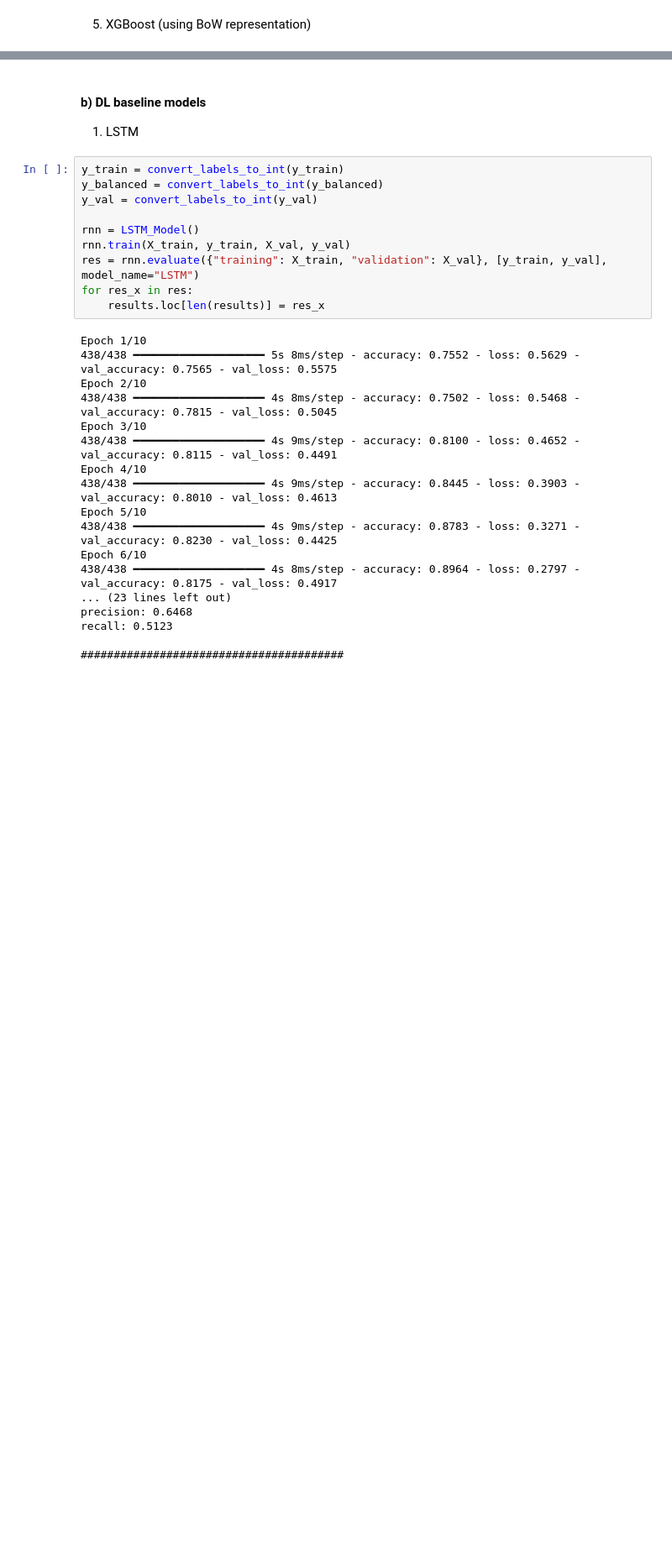
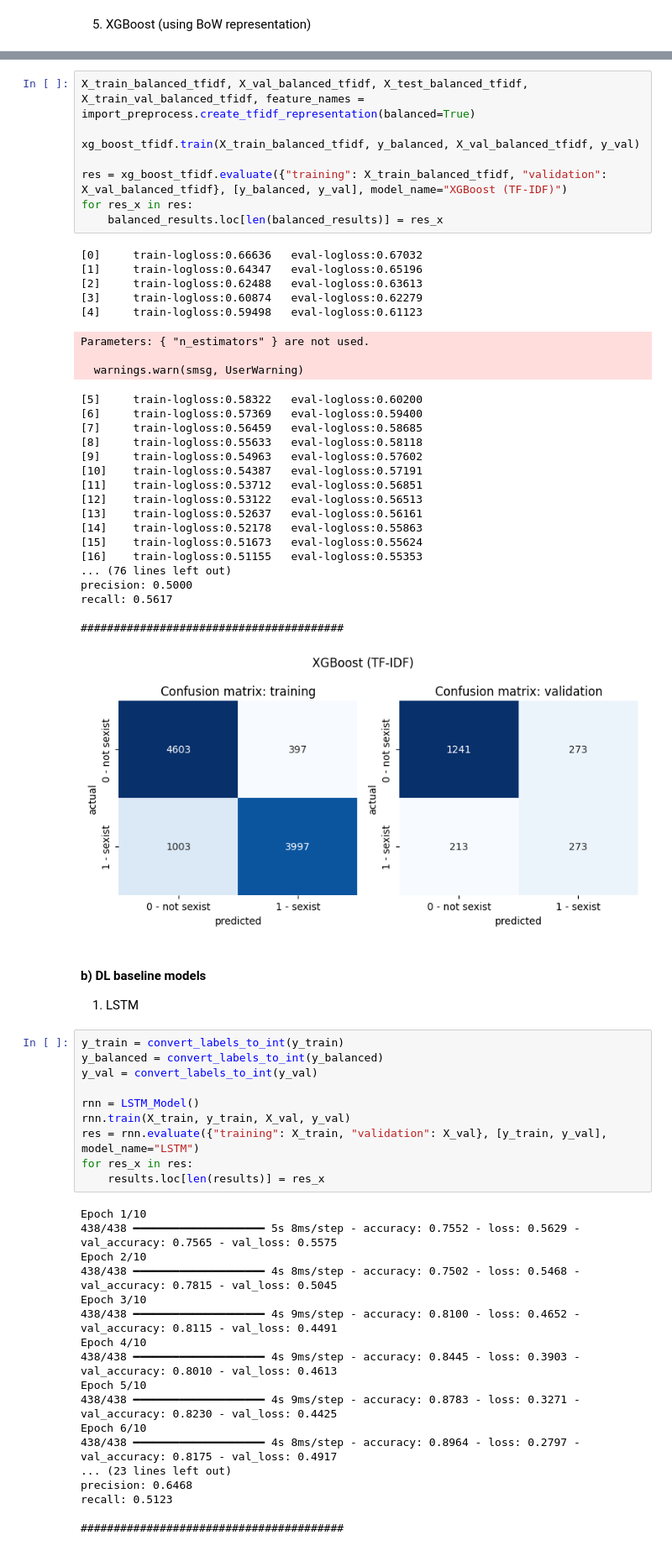
Before and after one commit to henrform/NLP_24W_VSHJ, a Jupyter notebook: milestone 2/milestone_2.ipynb, the cells around one changed output, grey strips where cells are left out. Shown at 84% size. Cells and saved outputs as stored; diff of their text form; blank space fills up the shorter version.

```diff
--- a/milestone 2/milestone_2.ipynb
+++ b/milestone 2/milestone_2.ipynb
@@ -321,3 +362,38 @@ recall: 0.7325
+# %%
+X_train_balanced_tfidf, X_val_balanced_tfidf, X_test_balanced_tfidf, X_train_val_balanced_tfidf, feature_names = import_preprocess.create_tfidf_representation(balanced=True)
+
+xg_boost_tfidf.train(X_train_balanced_tfidf, y_balanced, X_val_balanced_tfidf, y_val)
+
+res = xg_boost_tfidf.evaluate({"training": X_train_balanced_tfidf, "validation": X_val_balanced_tfidf}, [y_balanced, y_val], model_name="XGBoost (TF-IDF)")
+for res_x in res:
+    balanced_results.loc[len(balanced_results)] = res_x
+# %% [output]
+[0]     train-logloss:0.66636   eval-logloss:0.67032
+[1]     train-logloss:0.64347   eval-logloss:0.65196
+[2]     train-logloss:0.62488   eval-logloss:0.63613
+[3]     train-logloss:0.60874   eval-logloss:0.62279
+[4]     train-logloss:0.59498   eval-logloss:0.61123
+Parameters: { "n_estimators" } are not used.
+
+  warnings.warn(smsg, UserWarning)
+[5]     train-logloss:0.58322   eval-logloss:0.60200
+[6]     train-logloss:0.57369   eval-logloss:0.59400
+[7]     train-logloss:0.56459   eval-logloss:0.58685
+[8]     train-logloss:0.55633   eval-logloss:0.58118
+[9]     train-logloss:0.54963   eval-logloss:0.57602
+[10]    train-logloss:0.54387   eval-logloss:0.57191
+[11]    train-logloss:0.53712   eval-logloss:0.56851
+[12]    train-logloss:0.53122   eval-logloss:0.56513
+[13]    train-logloss:0.52637   eval-logloss:0.56161
+[14]    train-logloss:0.52178   eval-logloss:0.55863
+[15]    train-logloss:0.51673   eval-logloss:0.55624
+[16]    train-logloss:0.51155   eval-logloss:0.55353
+... (76 lines left out)
+precision: 0.5000
+recall: 0.5617
+
+########################################
+[figure, added]
 # %% [markdown]
 #### b) DL baseline models
 
```
Also changed, not shown: parts of 8 cells of this notebook.
